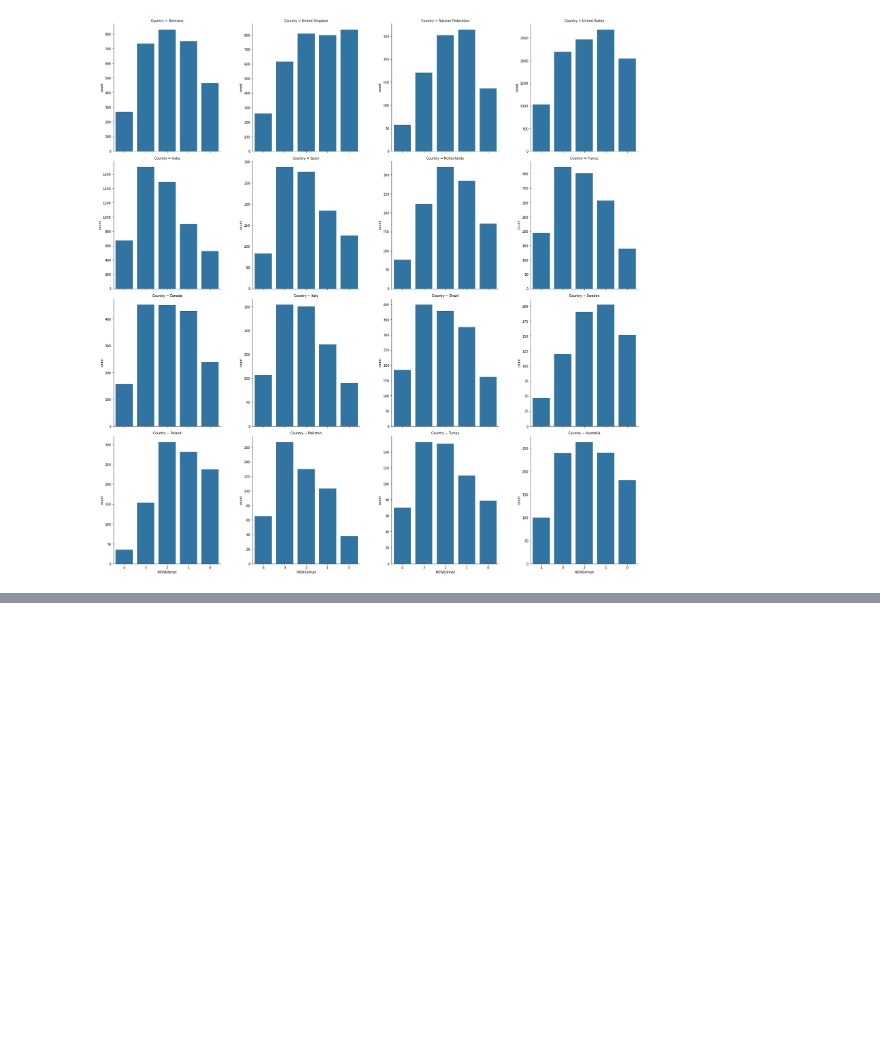
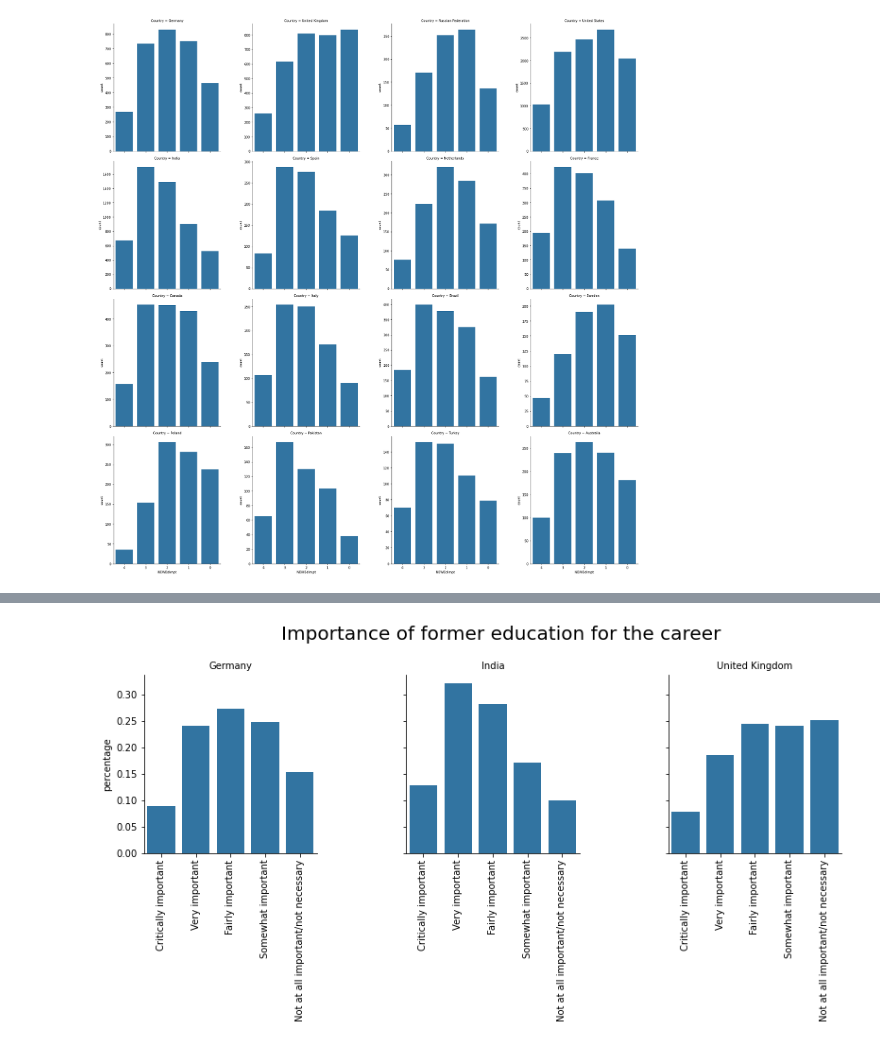
Before and after one commit to msenser/stackoverflow_project, a Jupyter notebook: ImportanceOfFormalEducation.ipynb, the cells around one changed output, grey strips where cells are left out. Drawn from its saved outputs; the diff is of its cells as text; code cells hidden in the pictures; blank space fills up the shorter version.

```diff
--- a/ImportanceOfFormalEducation.ipynb
+++ b/ImportanceOfFormalEducation.ipynb
@@ -99,0 +109,12 @@ plot_country_importance.set_xticklabels([4,3,2,1,0]);
+# %%
+df1 = df_country3.groupby("Country")["NEWEdImpt"].value_counts(normalize=True)
+df1 = df1.rename('percentage').reset_index()
+g = sb.catplot(col="Country",y="percentage",x="NEWEdImpt",kind="bar",data=df1, height=4,aspect = 1,
+               order= importance_order, color = base_color)
+g.set_axis_labels("", "percentage")
+g.set_titles("{col_name}")
+g.set_xticklabels(rotation=90)
+g.fig.suptitle("Importance of former education for the career", size=20);
+g.fig.subplots_adjust(top=.8)
+# %% [output]
+[figure, added]
```
Also changed, not shown: parts of 1 cell of this notebook, 2 other files.
